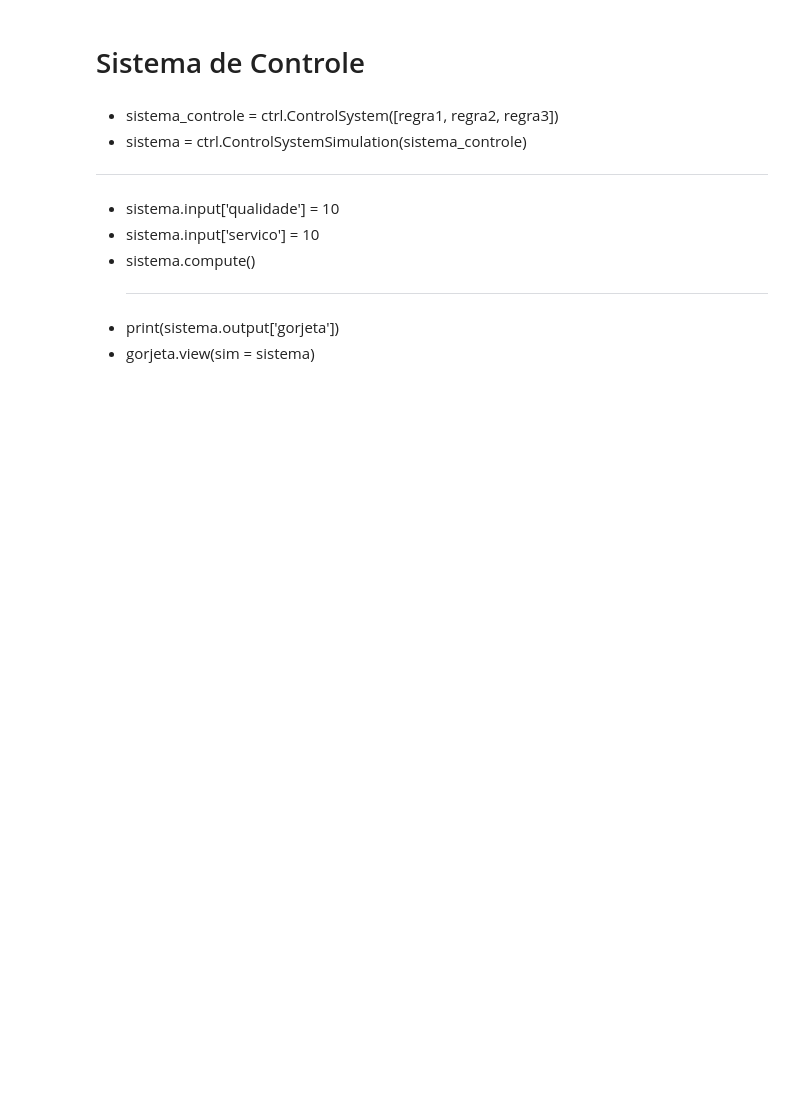
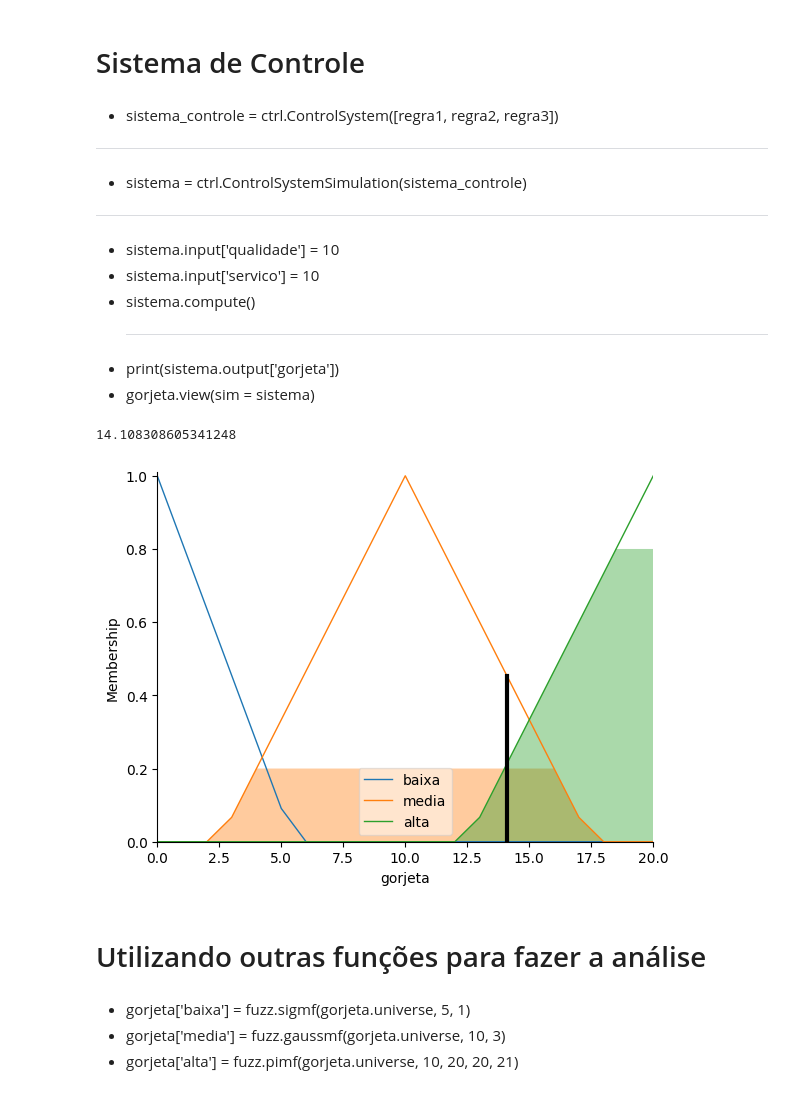
Before and after one commit to ramonparaiba/machine-learning-classes, a Jupyter notebook: Logica_Fuzzy_001_gorjeta.ipynb, the cells around one changed output. Cells and saved outputs as stored; diff of their text form; code cells hidden in the pictures; blank space fills up the shorter version.

Commit message:
Gorjeta

```diff
--- a/Logica_Fuzzy_001_gorjeta.ipynb
+++ b/Logica_Fuzzy_001_gorjeta.ipynb
@@ -81,9 +102,14 @@ gorjeta = ctrl.Consequent(np.arange(0, 21, 1), 'gorjeta')
+# %%
+regra1 = ctrl.Rule(qualidade['ruim'] | servico['ruim'], gorjeta['baixa'])
+regra2 = ctrl.Rule(servico['aceitável'], gorjeta['media'])
+regra3 = ctrl.Rule(qualidade['saborosa'] | servico['ótimo'], gorjeta['alta'])
 # %% [markdown]
 # Sistema de Controle
 # %% [markdown]
 
 
 * sistema_controle = ctrl.ControlSystem([regra1, regra2, regra3])
+ - --------------------------
 * sistema = ctrl.ControlSystemSimulation(sistema_controle)
  - --------------------------
 * sistema.input['qualidade'] = 10
@@ -92,3 +118,23 @@ gorjeta = ctrl.Consequent(np.arange(0, 21, 1), 'gorjeta')
   - ----------------
 * print(sistema.output['gorjeta'])
 * gorjeta.view(sim = sistema)
+# %%
+sistema_controle = ctrl.ControlSystem([regra1, regra2, regra3])
+# %%
+sistema = ctrl.ControlSystemSimulation(sistema_controle)
+# %%
+sistema.input['qualidade'] = 6
+sistema.input['servico'] = 9
+sistema.compute()
+# %%
+print(sistema.output['gorjeta'])
+gorjeta.view(sim = sistema)
+# %% [output]
+14.108308605341248
+[figure, added]
+# %% [markdown]
+# Utilizando outras funções para fazer a análise
+# %% [markdown]
+* gorjeta['baixa'] = fuzz.sigmf(gorjeta.universe, 5, 1)
+* gorjeta['media'] = fuzz.gaussmf(gorjeta.universe, 10, 3)
+* gorjeta['alta'] = fuzz.pimf(gorjeta.universe, 10, 20, 20, 21)
```
Also changed, not shown: parts of 9 cells of this notebook.
